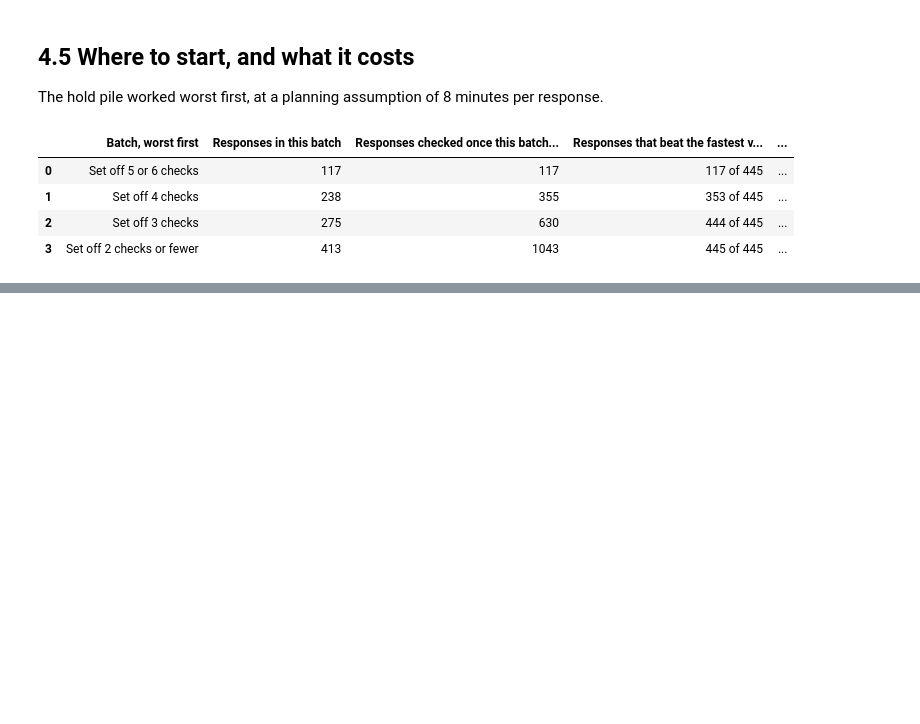
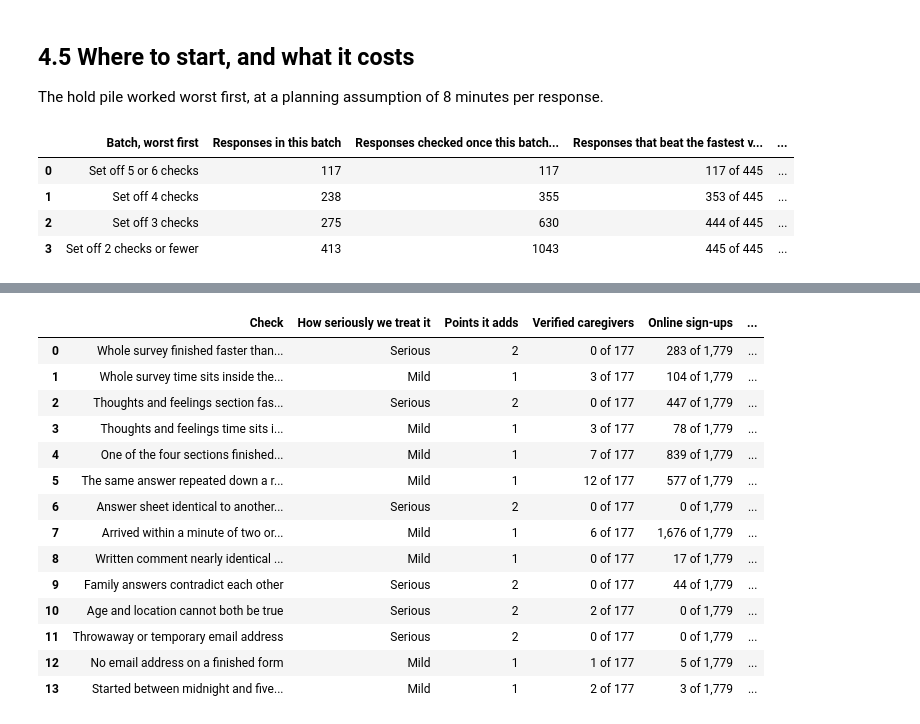
Before and after one commit to namo507/esd-redcap-metadata-watcher, a Jupyter notebook: projects/caregiver-cluster-analysis/bot_analysis.ipynb, the cells around one changed output, grey strips where cells are left out. Saved outputs shown, nothing was run; the diff lists cells and outputs as text; code cells hidden in the pictures; blank space fills up the shorter version.

```diff
--- a/projects/caregiver-cluster-analysis/bot_analysis.ipynb
+++ b/projects/caregiver-cluster-analysis/bot_analysis.ipynb
@@ -533,0 +571,3 @@ Workbook written: ESD_Bot_Analysis_Simple_Summary.xlsx
+# %%
+risk_table = ba.build_risk_table(output_dir, cache_dir, project_dir)
+display(ba.build_check_weight_table())
@@ -533,0 +623,18 @@ Workbook written: ESD_Bot_Analysis_Simple_Summary.xlsx
+# %%
+display(ba.build_check_frequency_table(risk_table))
+# %% [output]
+|  | Check | How seriously we treat it | Points it adds | Verified caregivers | Online sign-ups | ... |
+| 0 | Whole survey finished faster than... | Serious | 2 | 0 of 177 | 283 of 1,779 | ... |
+| 1 | Whole survey time sits inside the... | Mild | 1 | 3 of 177 | 104 of 1,779 | ... |
+| 2 | Thoughts and feelings section fas... | Serious | 2 | 0 of 177 | 447 of 1,779 | ... |
+| 3 | Thoughts and feelings time sits i... | Mild | 1 | 3 of 177 | 78 of 1,779 | ... |
+| 4 | One of the four sections finished... | Mild | 1 | 7 of 177 | 839 of 1,779 | ... |
+| 5 | The same answer repeated down a r... | Mild | 1 | 12 of 177 | 577 of 1,779 | ... |
+| 6 | Answer sheet identical to another... | Serious | 2 | 0 of 177 | 0 of 1,779 | ... |
+| 7 | Arrived within a minute of two or... | Mild | 1 | 6 of 177 | 1,676 of 1,779 | ... |
+| 8 | Written comment nearly identical ... | Mild | 1 | 0 of 177 | 17 of 1,779 | ... |
+| 9 | Family answers contradict each other | Serious | 2 | 0 of 177 | 44 of 1,779 | ... |
+| 10 | Age and location cannot both be true | Serious | 2 | 2 of 177 | 0 of 1,779 | ... |
+| 11 | Throwaway or temporary email address | Serious | 2 | 0 of 177 | 0 of 1,779 | ... |
+| 12 | No email address on a finished form | Mild | 1 | 1 of 177 | 5 of 1,779 | ... |
+| 13 | Started between midnight and five... | Mild | 1 | 2 of 177 | 3 of 1,779 | ... |
```
Also changed, not shown: parts of 53 cells of this notebook, 2 other files.
